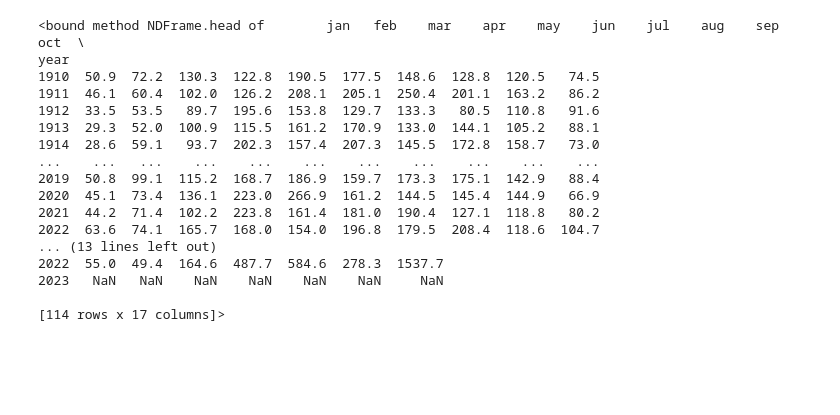
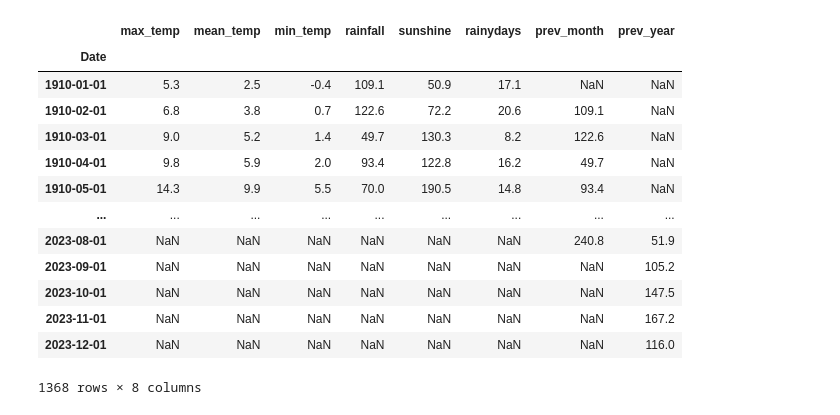
Before and after one commit to mgunal/applied-ai, a Jupyter notebook: reassessment/Dataset Visualisation.ipynb, the cells around one changed output. Drawn from its saved outputs; the diff is of its cells as text; code cells hidden in the pictures; blank space fills up the shorter version.

```diff
--- a/reassessment/Dataset Visualisation.ipynb
+++ b/reassessment/Dataset Visualisation.ipynb
@@ -5,24 +25,18 @@ import matplotlib.pyplot as plt
-# %%
-# Read the dataset from the txt file
-sunshine_data = pd.read_csv("./datasets/UK Met Office Public Data - Hours of Strong Sunshine Series.txt", delim_whitespace=True, skiprows=5)
-# Set the 'Year' column as the index
-sunshine_data.set_index('year', inplace=True)
-print(sunshine_data.head)
-# %% [output]
-<bound method NDFrame.head of        jan   feb    mar    apr    may    jun    jul    aug    sep    oct  \
-year
-1910  50.9  72.2  130.3  122.8  190.5  177.5  148.6  128.8  120.5   74.5
-1911  46.1  60.4  102.0  126.2  208.1  205.1  250.4  201.1  163.2   86.2
-1912  33.5  53.5   89.7  195.6  153.8  129.7  133.3   80.5  110.8   91.6
-1913  29.3  52.0  100.9  115.5  161.2  170.9  133.0  144.1  105.2   88.1
-1914  28.6  59.1   93.7  202.3  157.4  207.3  145.5  172.8  158.7   73.0
-...    ...   ...    ...    ...    ...    ...    ...    ...    ...    ...
-2019  50.8  99.1  115.2  168.7  186.9  159.7  173.3  175.1  142.9   88.4
-2020  45.1  73.4  136.1  223.0  266.9  161.2  144.5  145.4  144.9   66.9
-2021  44.2  71.4  102.2  223.8  161.4  181.0  190.4  127.1  118.8   80.2
-2022  63.6  74.1  165.7  168.0  154.0  196.8  179.5  208.4  118.6  104.7
-... (13 lines left out)
-2022  55.0  49.4  164.6  487.7  584.6  278.3  1537.7
-2023   NaN   NaN    NaN    NaN    NaN    NaN     NaN
-
-[114 rows x 17 columns]>
+# %%
+data = dataset.dataset
+data
+# %% [output]
+|  | max_temp | mean_temp | min_temp | rainfall | sunshine | rainydays | prev_month | prev_year |
+| Date |  |  |  |  |  |  |  |  |
+| 1910-01-01 | 5.3 | 2.5 | -0.4 | 109.1 | 50.9 | 17.1 | NaN | NaN |
+| 1910-02-01 | 6.8 | 3.8 | 0.7 | 122.6 | 72.2 | 20.6 | 109.1 | NaN |
+| 1910-03-01 | 9.0 | 5.2 | 1.4 | 49.7 | 130.3 | 8.2 | 122.6 | NaN |
+| 1910-04-01 | 9.8 | 5.9 | 2.0 | 93.4 | 122.8 | 16.2 | 49.7 | NaN |
+| 1910-05-01 | 14.3 | 9.9 | 5.5 | 70.0 | 190.5 | 14.8 | 93.4 | NaN |
+| ... | ... | ... | ... | ... | ... | ... | ... | ... |
+| 2023-08-01 | NaN | NaN | NaN | NaN | NaN | NaN | 240.8 | 51.9 |
+| 2023-09-01 | NaN | NaN | NaN | NaN | NaN | NaN | NaN | 105.2 |
+| 2023-10-01 | NaN | NaN | NaN | NaN | NaN | NaN | NaN | 147.5 |
+| 2023-11-01 | NaN | NaN | NaN | NaN | NaN | NaN | NaN | 167.2 |
+| 2023-12-01 | NaN | NaN | NaN | NaN | NaN | NaN | NaN | 116.0 |
+1368 rows × 8 columns
```
Also changed, not shown: parts of 15 cells of this notebook, 4 other files.
